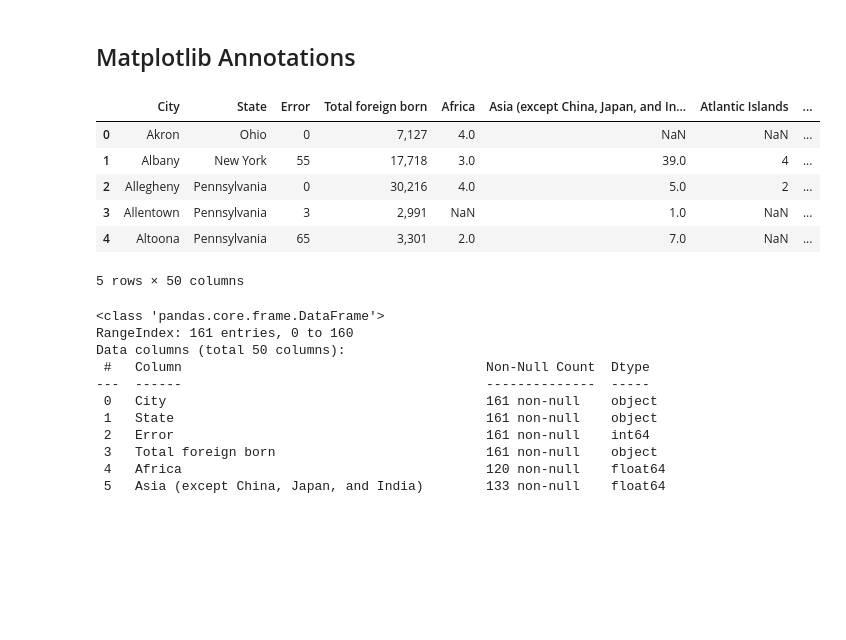
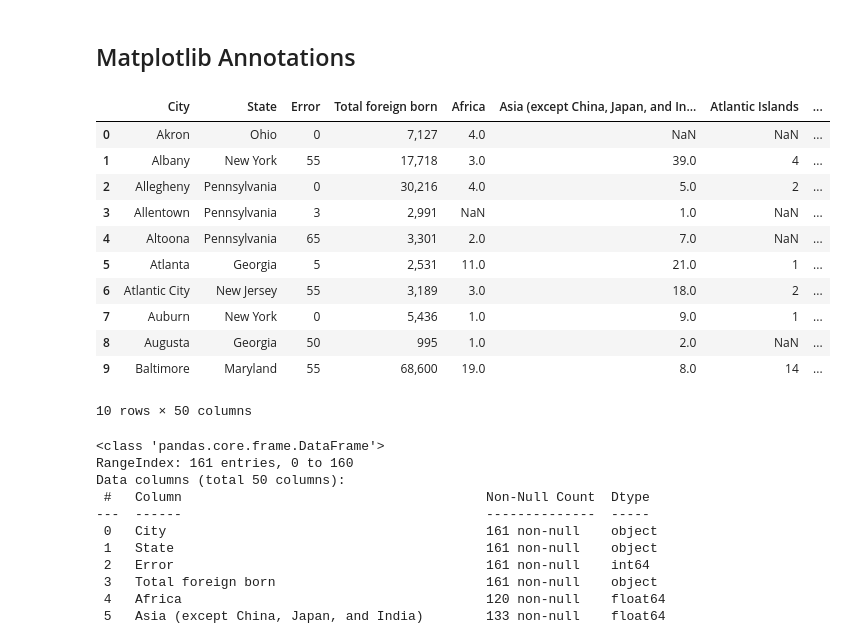
Before and after one commit to mohammadnurulhassan/data_visualization_mohammad_hassan_de24, a Jupyter notebook: code_alongs/03_matplotlib_annotations/matplotlib_annotations.ipynb, the cells around one changed output. Cells and saved outputs as stored; diff of their text form; code cells hidden in the pictures; blank space fills up the shorter version.

```diff
--- a/code_alongs/03_matplotlib_annotations/matplotlib_annotations.ipynb
+++ b/code_alongs/03_matplotlib_annotations/matplotlib_annotations.ipynb
@@ -3,18 +3,23 @@
 # %%
 import pandas as pd
 import duckdb
 
 df=pd.read_csv("data/1900-census-immigrant-pop-metro.csv")
 
-df.head()
+df.head(10)
 # %% [output]
 |  | City | State | Error | Total foreign born | Africa | Asia (except China, Japan, and In... | Atlantic Islands | ... |
 | 0 | Akron | Ohio | 0 | 7,127 | 4.0 | NaN | NaN | ... |
 | 1 | Albany | New York | 55 | 17,718 | 3.0 | 39.0 | 4 | ... |
 | 2 | Allegheny | Pennsylvania | 0 | 30,216 | 4.0 | 5.0 | 2 | ... |
 | 3 | Allentown | Pennsylvania | 3 | 2,991 | NaN | 1.0 | NaN | ... |
 | 4 | Altoona | Pennsylvania | 65 | 3,301 | 2.0 | 7.0 | NaN | ... |
+| 5 | Atlanta | Georgia | 5 | 2,531 | 11.0 | 21.0 | 1 | ... |
+| 6 | Atlantic City | New Jersey | 55 | 3,189 | 3.0 | 18.0 | 2 | ... |
+| 7 | Auburn | New York | 0 | 5,436 | 1.0 | 9.0 | 1 | ... |
+| 8 | Augusta | Georgia | 50 | 995 | 1.0 | 2.0 | NaN | ... |
+| 9 | Baltimore | Maryland | 55 | 68,600 | 19.0 | 8.0 | 14 | ... |
-5 rows × 50 columns
+10 rows × 50 columns
 # %%
 df.info()
 # %% [output]
```
Also changed, not shown: parts of 18 cells of this notebook.
